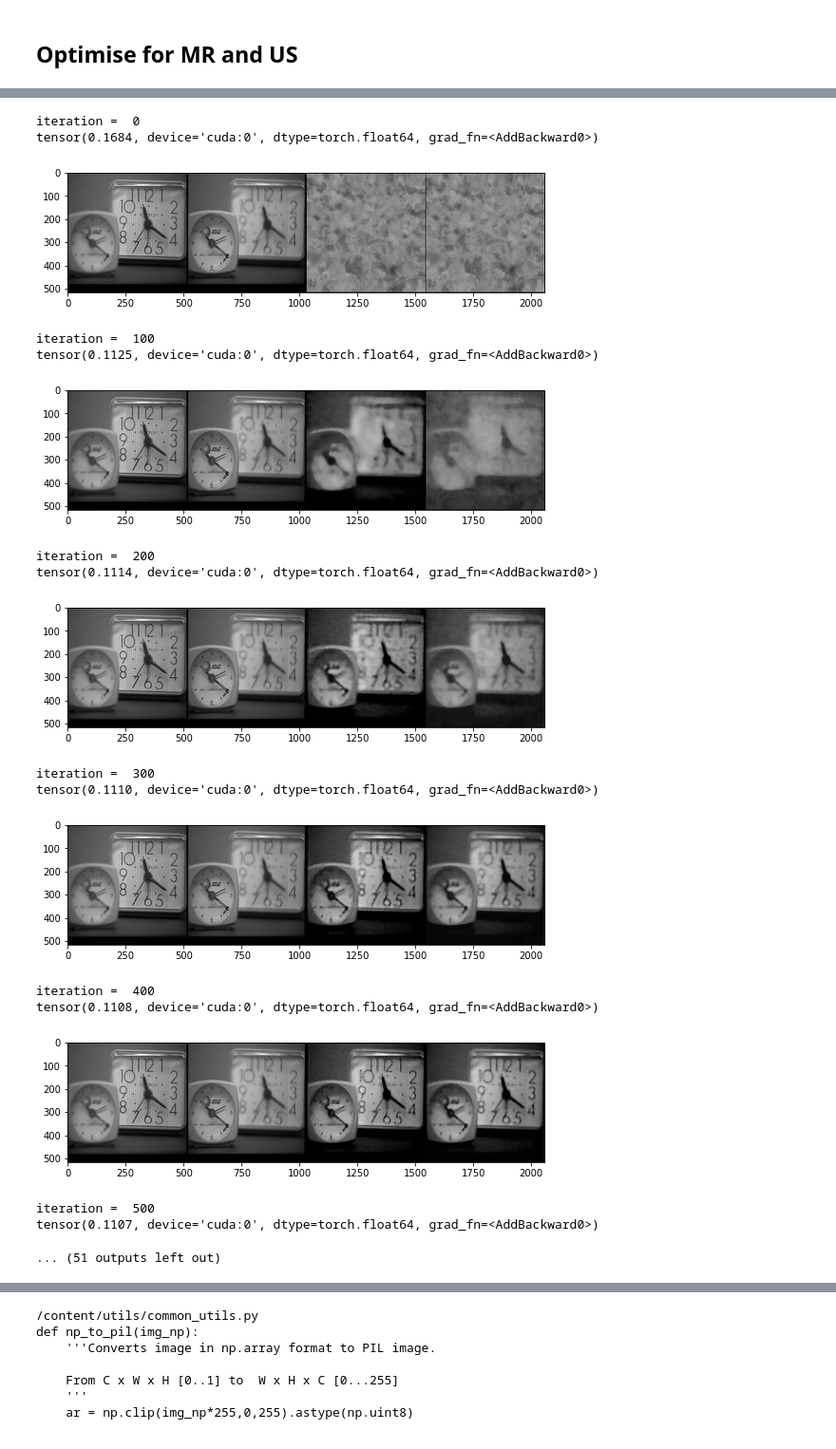
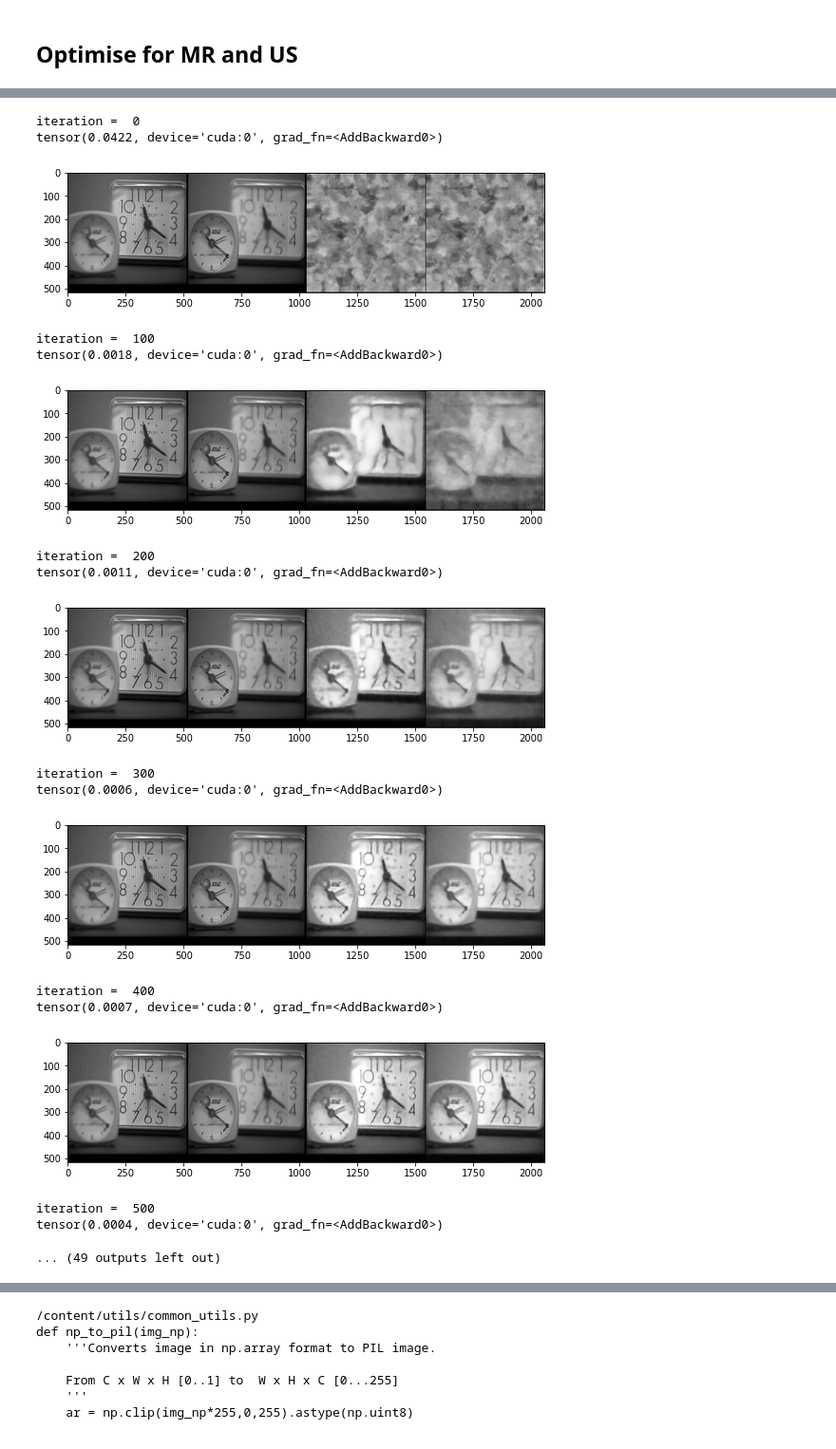
Before and after one commit to maxudong1993/deep-image-prior, a Jupyter notebook: Line_SensorGain_PSFconv_L1norm_UMCamp.ipynb, the cells around one changed output, grey strips where cells are left out. Shown at 95% size. Cells and saved outputs as stored; diff of their text form; code cells hidden in the pictures.

```diff
--- a/Line_SensorGain_PSFconv_L1norm_UMCamp.ipynb
+++ b/Line_SensorGain_PSFconv_L1norm_UMCamp.ipynb
@@ -60,8 +60,8 @@ from utils.denoising_utils import *
 #?enable best algorithm for hardware
 torch.backends.cudnn.enabled = True
 torch.backends.cudnn.benchmark =True
-# dtype = torch.cuda.FloatTensor
-dtype = torch.cuda.DoubleTensor
+dtype = torch.cuda.FloatTensor
+# dtype = torch.cuda.DoubleTensor
 
 imsize =-1
 PLOT = True
@@ -342,7 +334,7 @@ def closure():
     total_loss = us_para * mse(us_sg_torch * torch.nn.functional.conv2d(out,us_psf_torch,padding = 2), us_noisy_torch) + (1 - us_para) * mse(mr_sg_torch * torch.nn.functional.conv2d(out,mr_psf_torch,padding = 2), mr_noisy_torch)
     # print('loss:',total_loss)
     #Adding norm
-    total_loss += norm_lambda * torch.norm(out, p = 1) #frobenuis norm
+    # total_loss += norm_lambda * torch.norm(out, p = 1)
     # print('loss with norm:',total_loss)
     if total_loss < best_loss:
         best_loss = total_loss
@@ -370,46 +362,46 @@ def closure():
                          np.clip(torch_to_np(out_avg), 0, 1)], factor=figsize, nrow=4)
 
 
 
     # Backtracking
     if i % show_every:
         if psrn_noisy - psrn_noisy_last < -5:
             print('Falling back to previous checkpoint.')
 
             for new_param, net_param in zip(last_net, net.parameters()):
                 net_param.data.copy_(new_param.cuda())
 
             return total_loss*0
         else:
             last_net = [x.detach().cpu() for x in net.parameters()]
             psrn_noisy_last = psrn_noisy
 
     i += 1
 
     return total_loss
 
 p = get_params(OPT_OVER, net, net_input)
 optimize(OPTIMIZER, p, closure, LR, num_iter)
 # %% [output]
 Starting optimization with ADAM
 iteration =  0
-tensor(0.1684, device='cuda:0', dtype=torch.float64, grad_fn=<AddBackward0>)
+tensor(0.0422, device='cuda:0', grad_fn=<AddBackward0>)
-[figure, old version]
+[figure, new version]
 iteration =  100
-tensor(0.1125, device='cuda:0', dtype=torch.float64, grad_fn=<AddBackward0>)
+tensor(0.0018, device='cuda:0', grad_fn=<AddBackward0>)
-[figure, old version]
+[figure, new version]
 iteration =  200
-tensor(0.1114, device='cuda:0', dtype=torch.float64, grad_fn=<AddBackward0>)
+tensor(0.0011, device='cuda:0', grad_fn=<AddBackward0>)
-[figure, old version]
+[figure, new version]
 iteration =  300
-tensor(0.1110, device='cuda:0', dtype=torch.float64, grad_fn=<AddBackward0>)
+tensor(0.0006, device='cuda:0', grad_fn=<AddBackward0>)
-[figure, old version]
+[figure, new version]
 iteration =  400
-tensor(0.1108, device='cuda:0', dtype=torch.float64, grad_fn=<AddBackward0>)
+tensor(0.0007, device='cuda:0', grad_fn=<AddBackward0>)
-[figure, old version]
+[figure, new version]
 iteration =  500
-tensor(0.1107, device='cuda:0', dtype=torch.float64, grad_fn=<AddBackward0>)
+tensor(0.0004, device='cuda:0', grad_fn=<AddBackward0>)
-... (51 outputs left out)
+... (49 outputs left out)
 # %%
 print("Best loss is: ",best_loss)
 print("Best result as shown below:")
```
Also changed, not shown: parts of 4 cells of this notebook.
